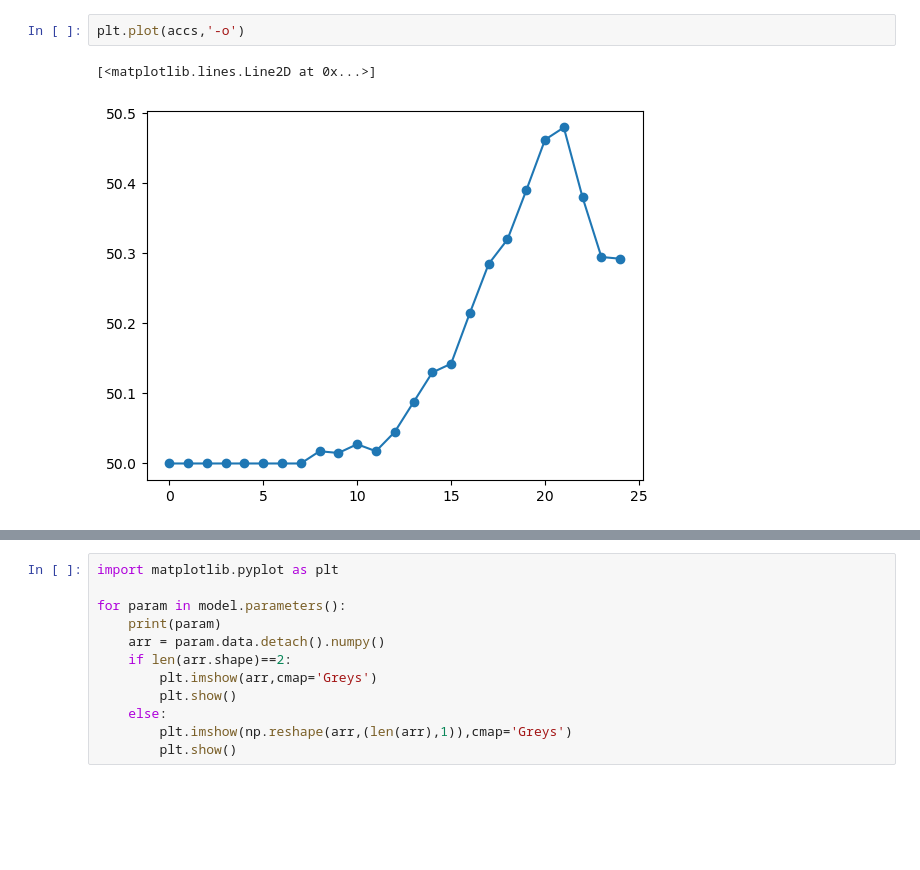
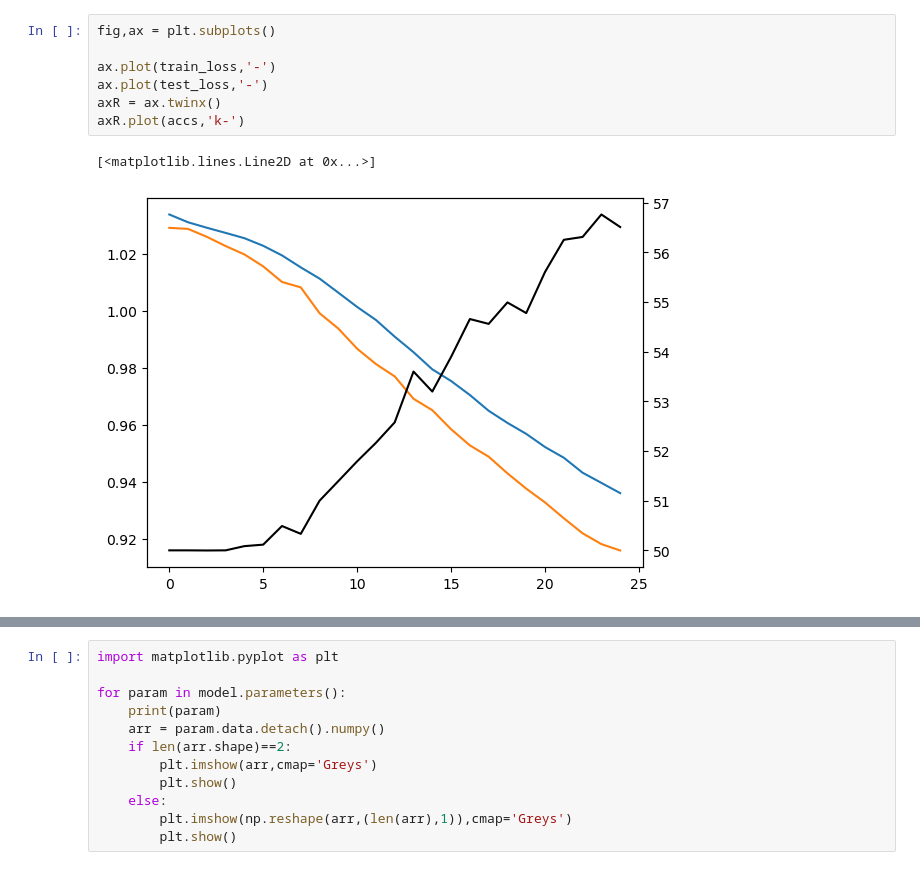
Before and after one commit to valeeb/heart_attack_risk, a Jupyter notebook: python_notebooks/importing.ipynb, the cells around one changed output, grey strips where cells are left out. Saved outputs shown, nothing was run; the diff lists cells and outputs as text; blank space fills up the shorter version.

```diff
--- a/python_notebooks/importing.ipynb
+++ b/python_notebooks/importing.ipynb
@@ -187,5 +157,10 @@ Test Error:
-# %%
-plt.plot(accs,'-o')
-# %% [output]
-[<matplotlib.lines.Line2D at 0x...>]
-[figure, removed]
+# %%
+fig,ax = plt.subplots()
+
+ax.plot(train_loss,'-')
+ax.plot(test_loss,'-')
+axR = ax.twinx()
+axR.plot(accs,'k-')
+# %% [output]
+[<matplotlib.lines.Line2D at 0x...>]
+[figure, added]
```
Also changed, not shown: parts of 11 cells of this notebook, 3 other files.
